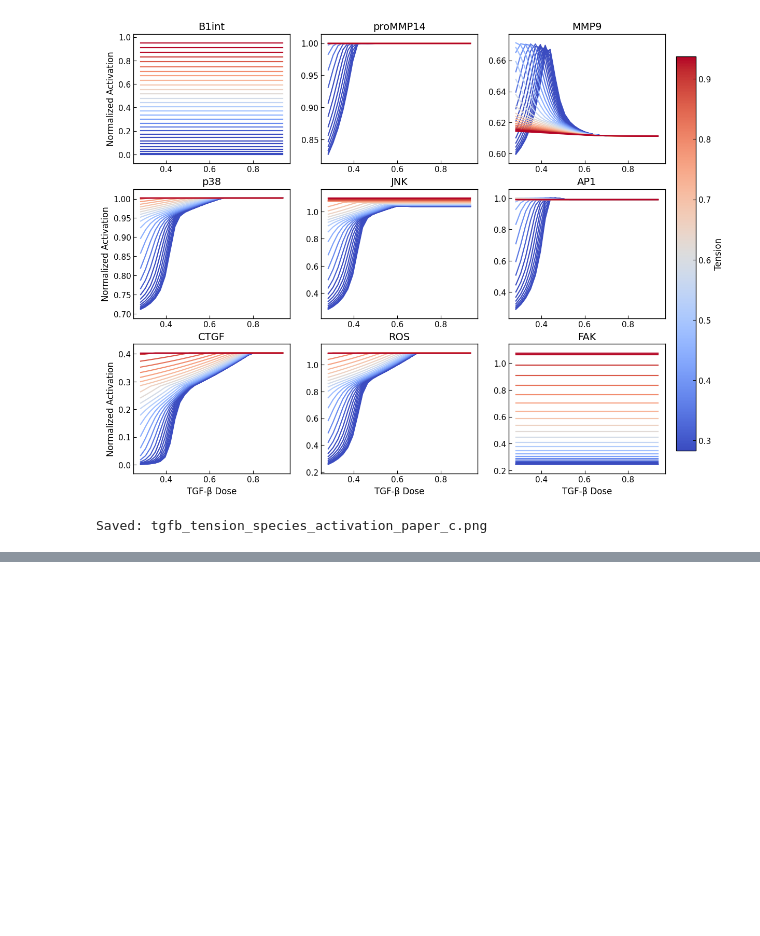
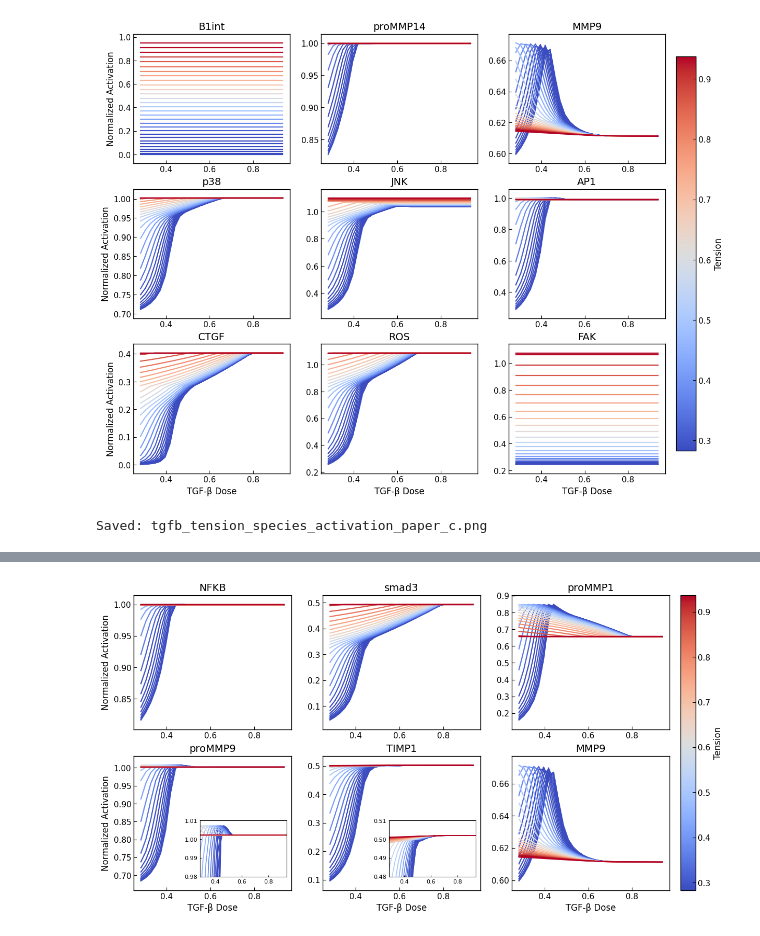
Before and after one commit to lnunezal/Dermal_fibroblast_signaling_model, a Jupyter notebook: code/Figure5.ipynb, the cells around one changed output, grey strips where cells are left out. Saved outputs shown, nothing was run; the diff lists cells and outputs as text; code cells hidden in the pictures; blank space fills up the shorter version.

```diff
--- a/code/Figure5.ipynb
+++ b/code/Figure5.ipynb
@@ -337,0 +1094,99 @@ Saved: tgfb_tension_species_activation_paper_c.png
+# %%
+# --- Paper-ready TGF-β x Tension plots with zoom insets -------------------
+# Same 3x3 layout as the base figure, all panels span the full y-range.
+# The first three panels (TIMP1, MMP1, MMP2) carry a zoomed inset showing
+# the near-plateau region for closer inspection of fine structure.
+import numpy as np
+import matplotlib.pyplot as plt
+import matplotlib as mpl
+import matplotlib.cm as cm
+import matplotlib.colors as mcolors
+
+mpl.rcParams.update({
+    "font.size": 12,
+    "font.family": "DejaVu Sans",
+    "axes.titlesize": 14,
+    "axes.labelsize": 12,
+    "xtick.labelsize": 11,
+    "ytick.labelsize": 11,
+    "axes.linewidth": 1.0,
+    "xtick.direction": "in",
+    "ytick.direction": "in",
+    "xtick.major.size": 4,
+    "ytick.major.size": 4,
+    "figure.dpi": 100,
+})
+
+species_to_plot = ['NFKB', 'smad3', 'proMMP1','proMMP9', 'TIMP1', 'MMP9']
+species_indices = [speciesNames.index(s) for s in species_to_plot]
+tgfb_idx = biochinputsn.index("infusionTGFB")
+
+# Zoom y-limits for the first three panels only.
+zoom_ylims = {
+    3: (0.98, 1.01),   # proMMP9
+    4: (0.48, 0.51),  # TIMP1
+    # 2: (0.718, 0.727),    # MMP9
+
+}
+
+norm = mcolors.Normalize(vmin=float(np.min(b2)), vmax=float(np.max(b2)))
+cmap = cm.coolwarm
+
+nrows, ncols = 2, 3
+fig, axs = plt.subplots(nrows, ncols, figsize=(14, 7.334))
+axs = axs.ravel()
+
+for i, (ax, spec_name, spec_idx) in enumerate(zip(axs, species_to_plot, species_indices)):
+    ymins, ymaxs = [], []
+    for k, t in enumerate(b1):
+        y = steady_states[spec_idx, tgfb_idx, :, k]
+        ax.plot(b2, y, color=cmap(norm(t)), lw=1.6)
+        if np.any(np.isfinite(y)):
+            ymins.append(np.nanmin(y))
+            ymaxs.append(np.nanmax(y))
+
+    ax.set_title(spec_name)
+    ax.grid(False)
+    for spine in ax.spines.values():
+        spine.set_linewidth(1.0)
+
+    if ymins and ymaxs:
+        ymin, ymax = np.min(ymins), np.max(ymaxs)
+        pad = 0.08 * max(ymax - ymin, 1e-3)
+        ax.set_ylim(ymin - pad, ymax + pad)
+
+    # Zoom inset (only first three panels).
+    if i in zoom_ylims:
+        axin = ax.inset_axes([0.42, 0.10, 0.55, 0.42])
+        for k, t in enumerate(b1):
+            y = steady_states[spec_idx, tgfb_idx, :, k]
+            axin.plot(b2, y, color=cmap(norm(t)), lw=1.2)
+            # axin.axvline(x=0.47, color='0.5', linestyle='--', linewidth=0.8)
+        axin.set_xlim(float(np.min(b2)), float(np.max(b2)))
+        axin.set_ylim(*zoom_ylims[i])
+        axin.tick_params(labelsize=8, length=2)
+        axin.set_facecolor('white')
+        for spine in axin.spines.values():
+            spine.set_linewidth(0.8)
+
+for i, ax in enumerate(axs):
+    if i % ncols == 0:
+        ax.set_ylabel('Normalized Activation')
+    if i // ncols == nrows - 1:
+        ax.set_xlabel('TGF-β Dose')
+
+# Add vertical lines in the first row subfigures
+# for i in [3,4,5]:  # First row corresponds to indices 0, 1, 2
+#     axs[i].axvline(x=0.47, color='0.5', linestyle='--', linewidth=0.8)  # Adjust x as needed
+
+sm = cm.ScalarMappable(cmap=cmap, norm=norm)
+sm.set_array([])
+cbar = fig.colorbar(sm, ax=axs.tolist(), location='right', fraction=0.035, pad=0.02)
+cbar.set_label('Tension')
+
+out_path = 'suppl3_2.png'
+plt.savefig(out_path, dpi=300, bbox_inches='tight')
+plt.show()
+print(f"Saved: {out_path}")
+# %% [output]
+[figure, added]
```
Also changed, not shown: parts of 13 cells of this notebook.
